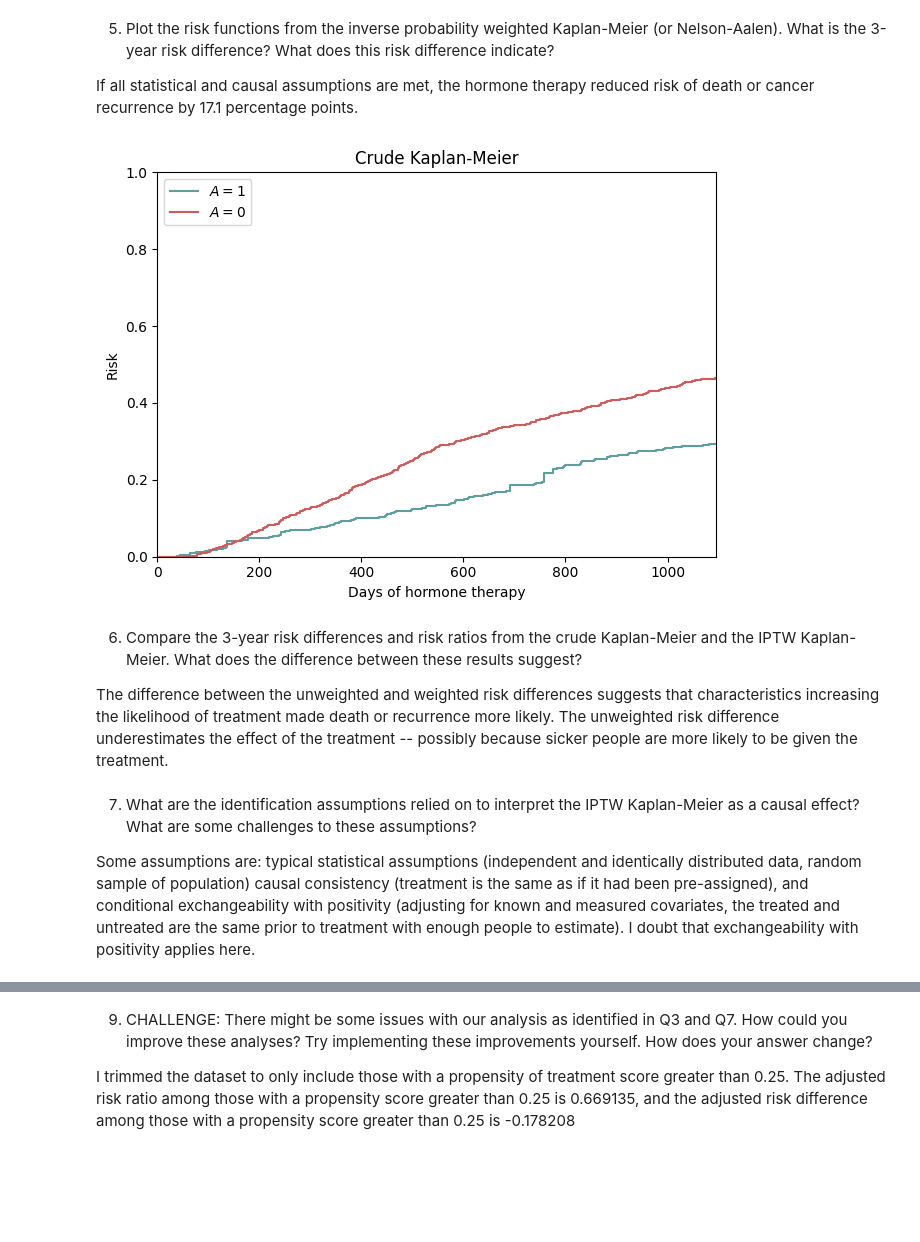
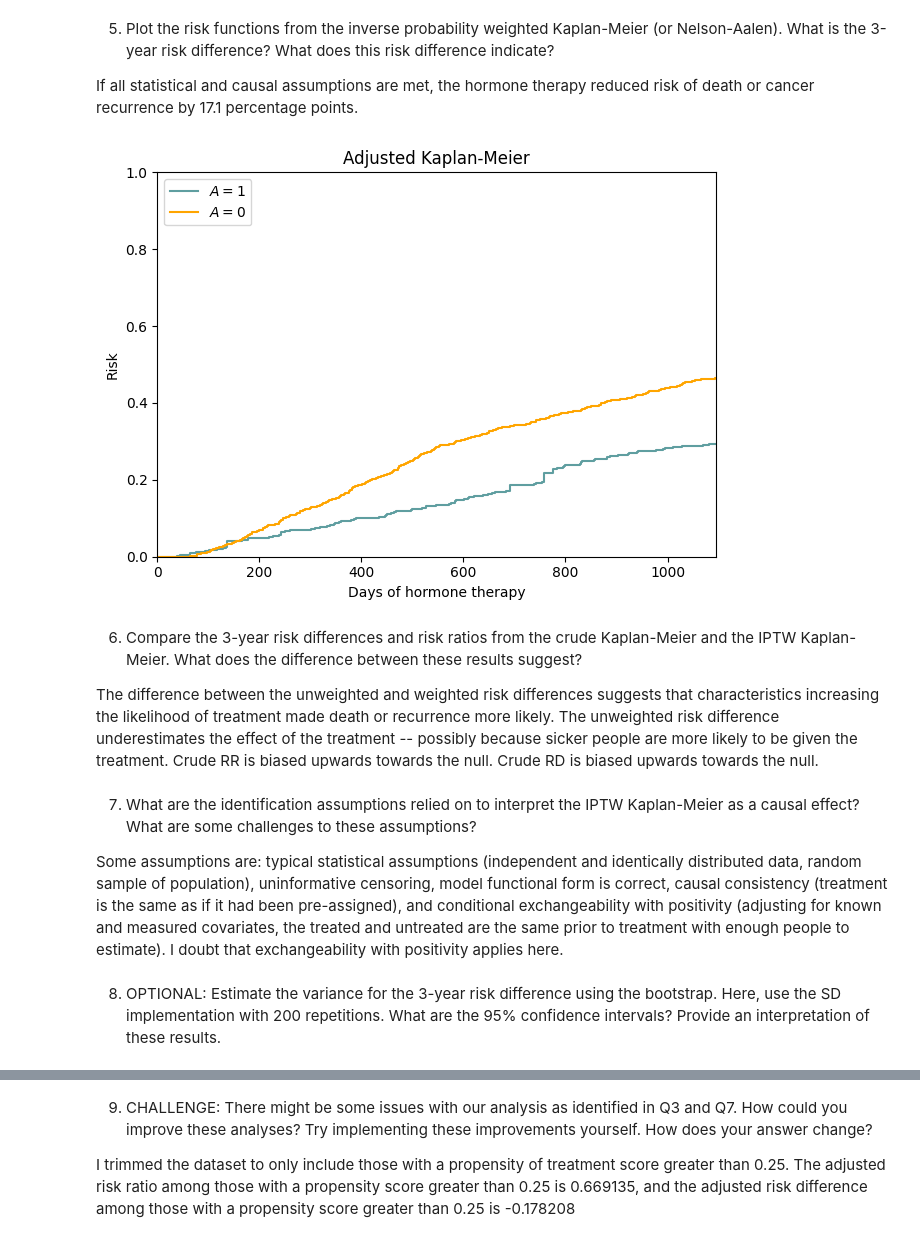
Before and after one commit to valerielucas/EPID717HW, a Jupyter notebook: notebooks/hw7.ipynb, the cells around one changed output, grey strips where cells are left out. Drawn from its saved outputs; the diff is of its cells as text; code cells hidden in the pictures; blank space fills up the shorter version.

```diff
--- a/notebooks/hw7.ipynb
+++ b/notebooks/hw7.ipynb
@@ -188,23 +231,25 @@ If all statistical and causal assumptions are met, the hormone therapy reduced r
 # %%
 plt.step([0., ] + list(risk_w1.index) + [1095., ], [0., ] + list(risk_w1) + [list(risk_w1)[-1], ],
          where='post', color='cadetblue', label=r'$A=1$')
 plt.step([0., ] + list(risk_w0.index) + [1095., ], [0., ] + list(risk_w0) + [list(risk_w0)[-1], ],
-         where='post', color='indianred', label=r'$A=0$')
+         where='post', color='orange', label=r'$A=0$')
 plt.ylim([0., 1.0])
 plt.ylabel("Risk")
 plt.xlim([0, 1095])
 plt.xlabel("Days of hormone therapy")
 plt.title("Adjusted Kaplan-Meier")
 plt.legend(loc=2)
 plt.tight_layout()
 plt.show()
 # %% [output]
-[figure, old version]
+[figure, new version]
 # %% [markdown]
 6. Compare the 3-year risk differences and risk ratios from the crude Kaplan-Meier and the IPTW Kaplan-Meier. What does the difference between these results suggest?
 
-The difference between the unweighted and weighted risk differences suggests that characteristics increasing the likelihood of treatment made death or recurrence more likely. The unweighted risk difference underestimates the effect of the treatment -- possibly because sicker people are more likely to be given the treatment.
+The difference between the unweighted and weighted risk differences suggests that characteristics increasing the likelihood of treatment made death or recurrence more likely. The unweighted risk difference underestimates the effect of the treatment -- possibly because sicker people are more likely to be given the treatment. Crude RR is biased upwards towards the null. Crude RD is biased upwards towards the null.
 # %% [markdown]
 7. What are the identification assumptions relied on to interpret the IPTW Kaplan-Meier as a causal effect? What are some challenges to these assumptions?
 
-Some assumptions are: typical statistical assumptions (independent and identically distributed data, random sample of population) causal consistency (treatment is the same as if it had been pre-assigned), and conditional exchangeability with positivity (adjusting for known and measured covariates, the treated and untreated are the same prior to treatment with enough people to estimate). I doubt that exchangeability with positivity applies here.
+Some assumptions are: typical statistical assumptions (independent and identically distributed data, random sample of population), uninformative censoring, model functional form is correct, causal consistency (treatment is the same as if it had been pre-assigned), and conditional exchangeability with positivity (adjusting for known and measured covariates, the treated and untreated are the same prior to treatment with enough people to estimate). I doubt that exchangeability with positivity applies here.
+# %% [markdown]
+8. OPTIONAL: Estimate the variance for the 3-year risk difference using the bootstrap. Here, use the SD implementation with 200 repetitions. What are the 95% confidence intervals? Provide an interpretation of these results.
```
Also changed, not shown: parts of 7 cells of this notebook, 6 other files.
